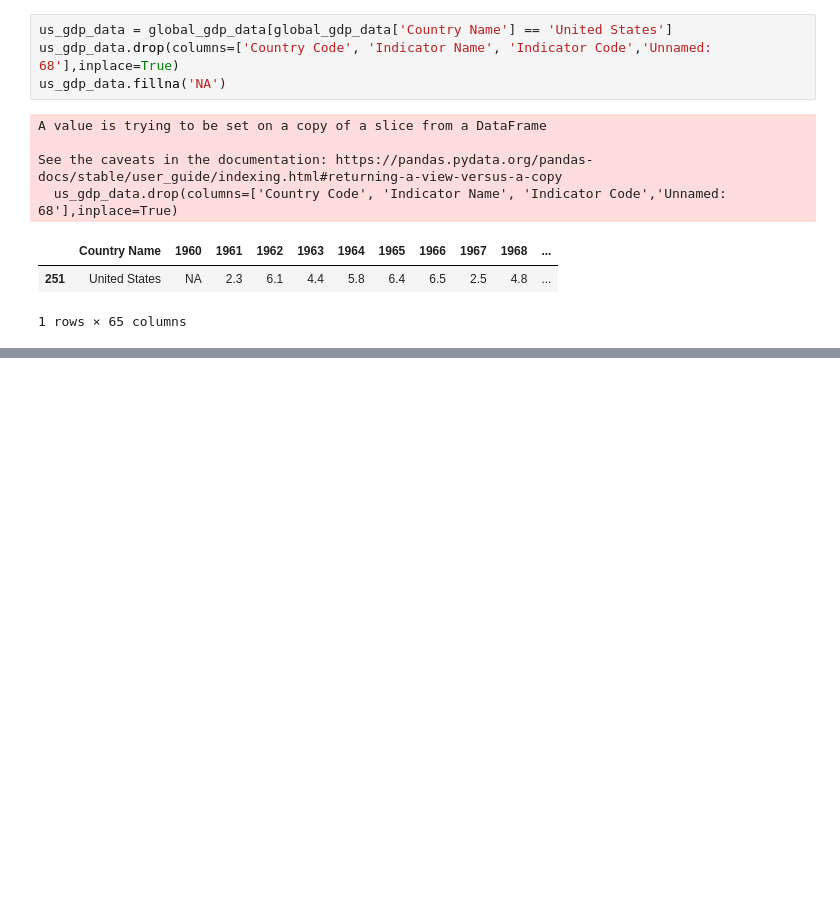
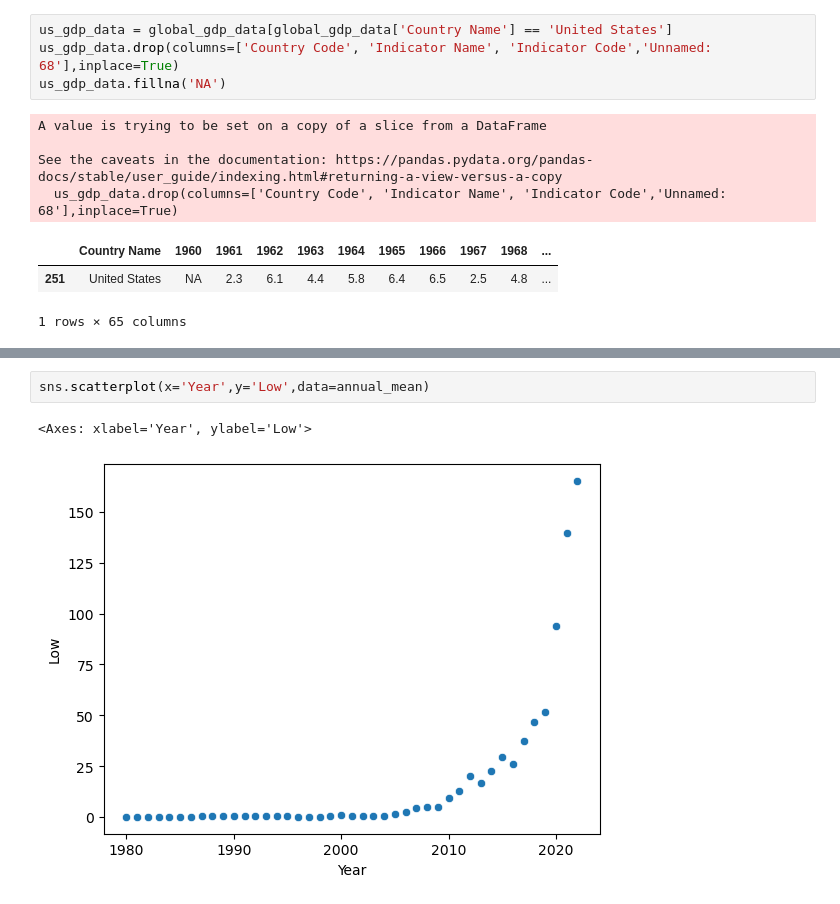
Before and after one commit to RaoooFu/Project-1111, a Jupyter notebook: Main.ipynb, the cells around one changed output, grey strips where cells are left out. Saved outputs shown, nothing was run; the diff lists cells and outputs as text; blank space fills up the shorter version.

```diff
--- a/Main.ipynb
+++ b/Main.ipynb
@@ -71,0 +186,5 @@ See the caveats in the documentation: https://pandas.pydata.org/pandas-docs/stab
+# %%
+sns.scatterplot(x='Year',y='Low',data=annual_mean)
+# %% [output]
+<Axes: xlabel='Year', ylabel='Low'>
+[figure, added]
```
Also changed, not shown: parts of 11 cells of this notebook, 6 other files.
